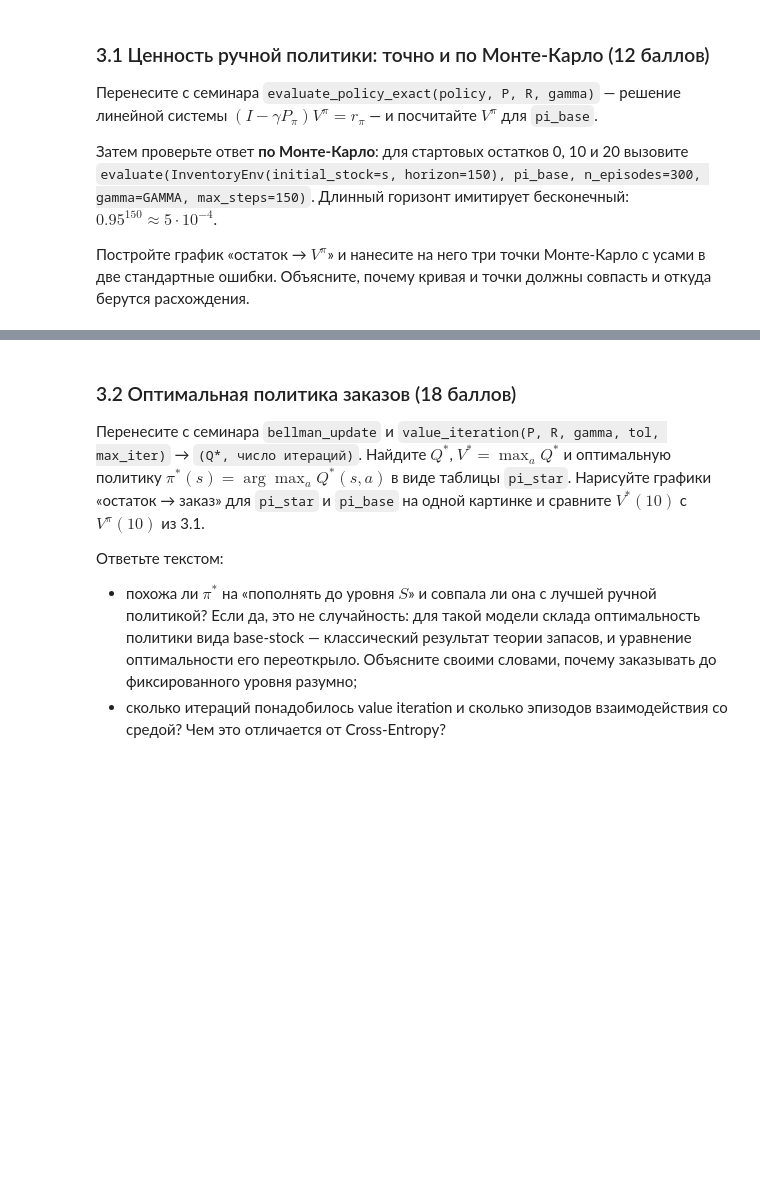
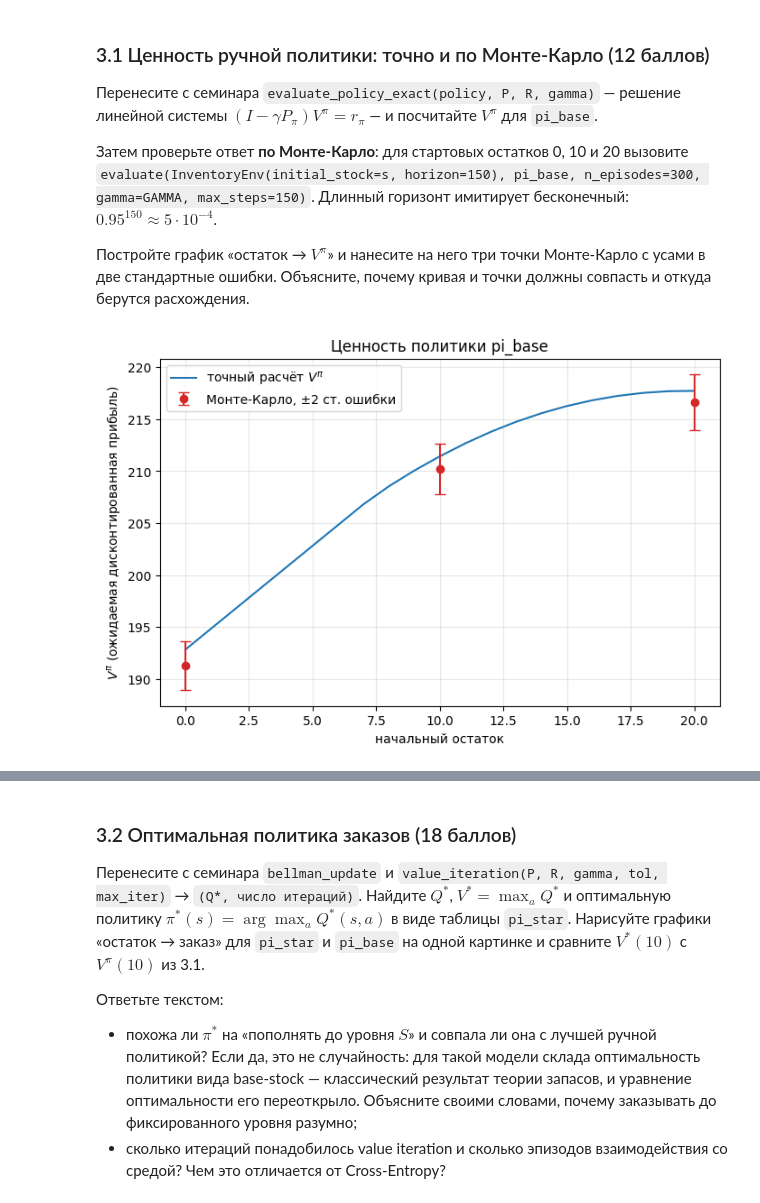
Before and after one commit to BorisK7/my_bot, a Jupyter notebook: homeworks/hw1/homework.ipynb, the cells around one changed output, grey strips where cells are left out. Cells and saved outputs as stored; diff of their text form; code cells hidden in the pictures; blank space fills up the shorter version.

```diff
--- a/homeworks/hw1/homework.ipynb
+++ b/homeworks/hw1/homework.ipynb
@@ -424,13 +471,37 @@ print(f"OK: модель склада, R[10, 0] = {R[10, 0]:.2f}, Монте-К
 Затем проверьте ответ **по Монте-Карло**: для стартовых остатков 0, 10 и 20 вызовите `evaluate(InventoryEnv(initial_stock=s, horizon=150), pi_base, n_episodes=300, gamma=GAMMA, max_steps=150)`. Длинный горизонт имитирует бесконечный: $0.95^{150} \approx 5 \cdot 10^{-4}$.
 
 Постройте график «остаток → $V^\pi$» и нанесите на него три точки Монте-Карло с усами в две стандартные ошибки. Объясните, почему кривая и точки должны совпасть и откуда берутся расхождения.
-# %%
-def evaluate_policy_exact(policy, P, R, gamma=GAMMA):
-    # TODO: как на семинаре
-    raise NotImplementedError
-
-V_base = evaluate_policy_exact(pi_base, P, R)
-# TODO: Монте-Карло для остатков 0, 10, 20 и график
+# %%
+def evaluate_policy_exact(policy, P, R, gamma=GAMMA):
+    n = P.shape[0]                                         # число состояний (21)
+    r_pi = (policy * R).sum(axis=1)                        # награда за день, форма (21,)
+    P_pi = (policy[:, :, None] * P).sum(axis=1)            # переходы при политике, форма (21, 21)
+    A = np.eye(n) - gamma * P_pi                           # матрица системы
+    return np.linalg.solve(A, r_pi)
+
+V_base = evaluate_policy_exact(pi_base, P, R)
+# TODO: Монте-Карло для остатков 0, 10, 20 и график
+stocks = [0, 10, 20]
+means, ses = [], []
+for s in stocks:
+    m, se = evaluate(InventoryEnv(initial_stock=s, horizon=150), pi_base,
+                     n_episodes=300, gamma=GAMMA, max_steps=150)
+    means.append(m)
+    ses.append(se)
+
+# 3. График
+plt.figure(figsize=(8, 5))
+plt.plot(np.arange(len(V_base)), V_base, label="точный расчёт $V^\\pi$")
+plt.errorbar(stocks, means, yerr=2 * np.array(ses), fmt="o", capsize=4,
+             color="tab:red", label="Монте-Карло, ±2 ст. ошибки")
+plt.xlabel("начальный остаток")
+plt.ylabel("$V^\\pi$ (ожидаемая дисконтированная прибыль)")
+plt.title("Ценность политики pi_base")
+plt.legend()
+plt.grid(alpha=0.3)
+plt.show()
+# %% [output]
+[figure, added]
 # %%
 # Самопроверка 3.1
 assert V_base.shape == (21,)
```
Also changed, not shown: parts of 16 cells of this notebook.
